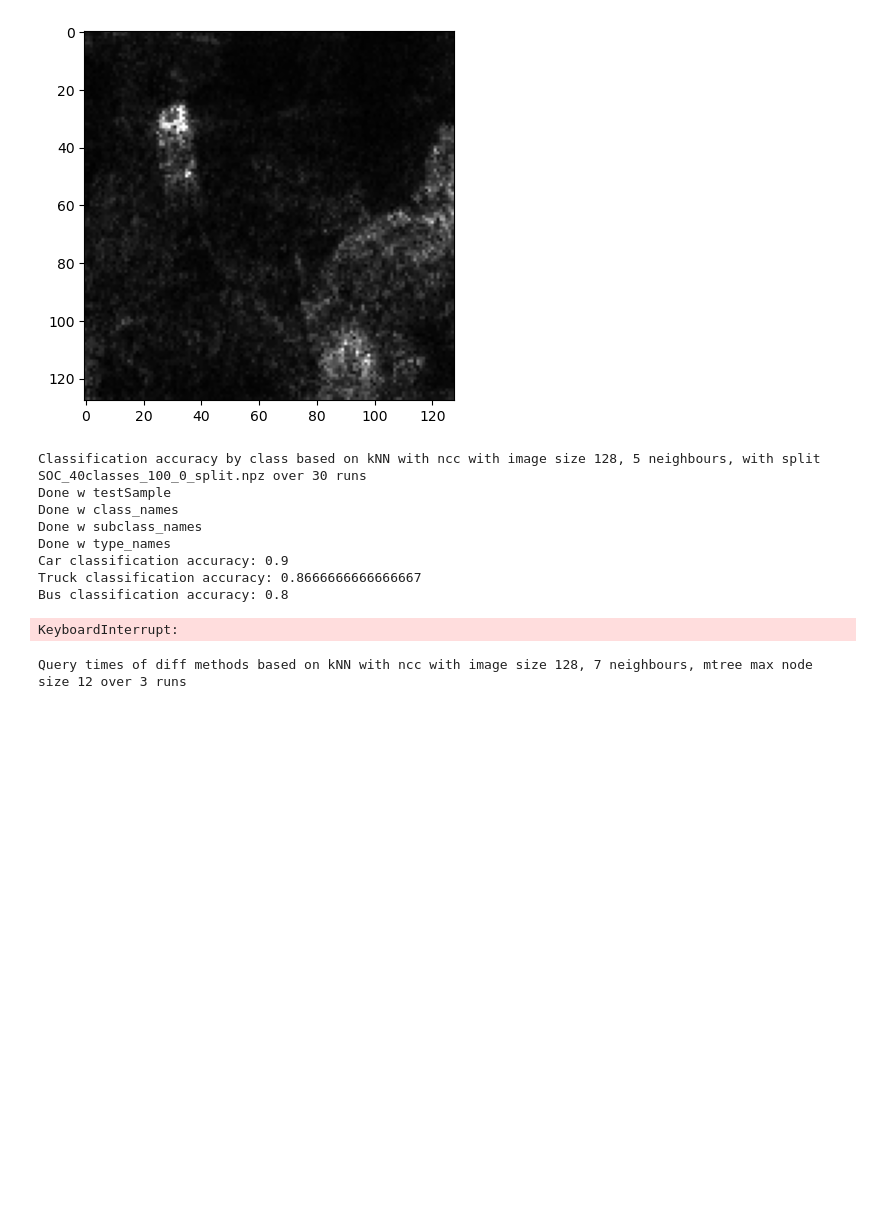
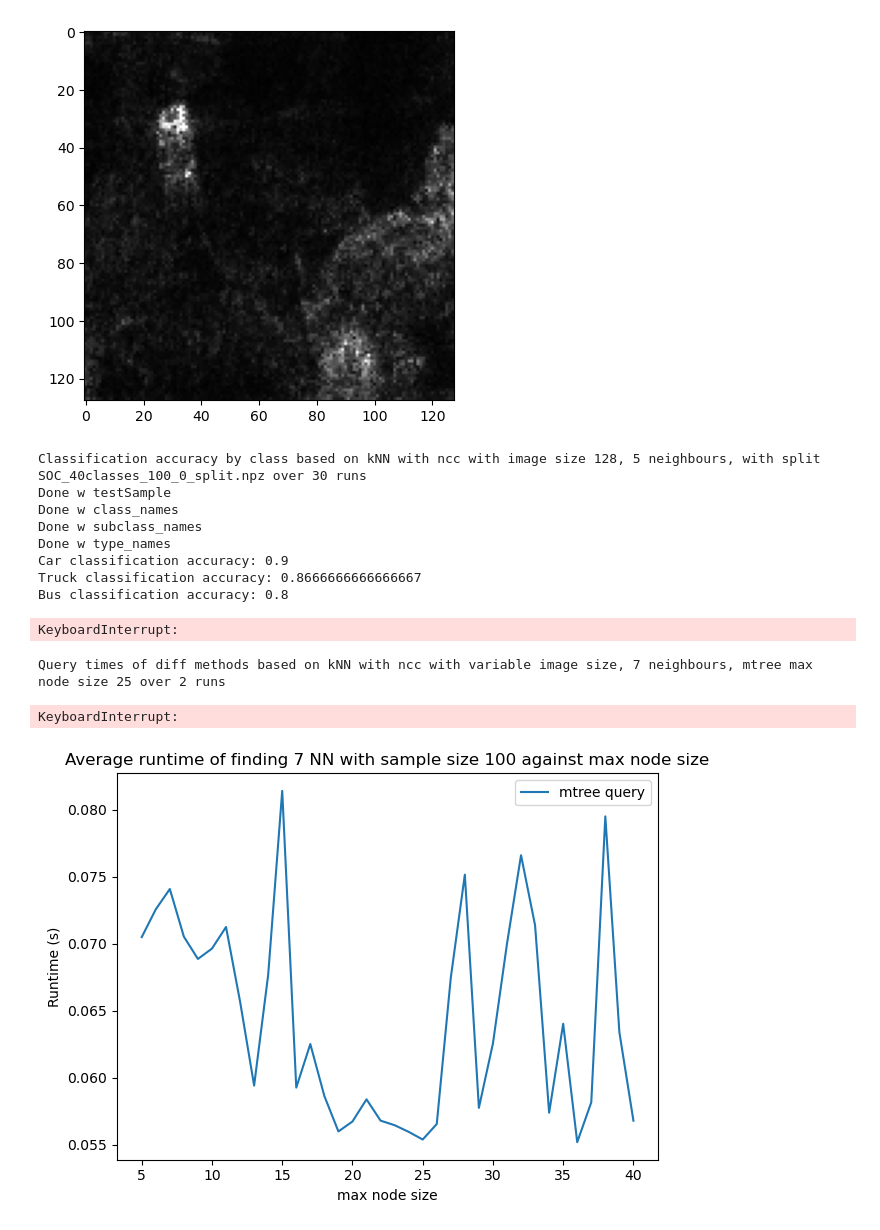
Before and after one commit to nuagetsu/VecRepV3, a Jupyter notebook: evaluation/test_ATRNet-STAR.ipynb, the cells around one changed output. Drawn from its saved outputs; the diff is of its cells as text; code cells hidden in the pictures; blank space fills up the shorter version.

```diff
--- a/evaluation/test_ATRNet-STAR.ipynb
+++ b/evaluation/test_ATRNet-STAR.ipynb
@@ -1092,8 +1318,40 @@ def mtree_init_times_sample_sizes(image_size=128, k=7, runs=100, max_node_size=1
 # %%
 list_data = "/home/jovyan/data/ATRNet-STAR_annotations/list_data_all.npz"
+split_path = "/home/jovyan/data/ATRNet-STAR_annotations/all_filepaths.npz"
 
+# with max node size 37 from sample size 5k it at least beats the ncc fft by like 0.05s TTTT omg and it loses again at 10k UGH .
 # print(np.load(list_data)["testSample"].shape)
 
-mtree_ncc_query_times_sample_size(image_size=128, k=7, runs=3, max_node_size=12, list_data=list_data, sample_sizes = [100])
+# max_node_sizes = list(np.arange(41))[5:]
+# print(max_node_sizes)
+mtree_ncc_query_times_image_size(image_sizes=[10], k=7, runs=2, max_node_size=25, split_path=split_path, sample_size = 100)
+# min = mtree_query_times_max_node_size(image_size=128, k=7, runs=30, max_node_sizes=max_node_sizes, list_data=list_data, sample_size = 100)
+# print(min)
 # %% [output]
-Query times of diff methods based on kNN with ncc with image size 128, 7 neighbours, mtree max node size 12 over 3 runs
+Query times of diff methods based on kNN with ncc with variable image size, 7 neighbours, mtree max node size 25 over 2 runs
+KeyboardInterrupt:
+# %%
+def plot_data_max_node_query(x_axis="", title="", filename="", varied_arr=[], data=[]):
+    data_mtree_init = []
+    for i in range(len(varied_arr)):
+        data_mtree_init.append([varied_arr[i], data[i]])
+
+    data_mtree_init = np.array(data_mtree_init)
+
+    x_mtree_init, y_mtree_init = data_mtree_init.T
+
+    plt.plot(x_mtree_init, y_mtree_init, label = f"mtree query", linestyle="-")
+    plt.legend()
+    plt.xlabel(x_axis)
+    plt.ylabel("Runtime (s)")
+    plt.title(title)
+    # note its over 3 runs
+    plt.tight_layout()
+    plt.savefig(filename, bbox_inches='tight', dpi=1000)
+# %%
+mtree_data = [0.070487150689587, 0.07256089289827893, 0.07407869189046323, 0.07051757913238059, 0.06885492148964355, 0.06963022660153607, 0.07124243145808577, 0.06567341204887876, 0.05940019638898472, 0.0676652840571478, 0.08140255967931201, 0.059248986498763166, 0.06250119744800031, 0.05861995202333977, 0.05597544115347167, 0.05671816123649478, 0.05837245679770907, 0.05678480569428454, 0.05644277653191239, 0.05594597005595763, 0.055371736634212236, 0.056529672265363234, 0.06745421915159872, 0.07514918510181208, 0.05773736654470364, 0.06254692213454595, 0.0699877317296341, 0.07659948399911325, 0.07136243373000374, 0.05737299322305868, 0.06401508589430402, 0.05517622525803745, 0.05815047712530941, 0.07950161831298222, 0.06338718918462595, 0.05677823741765072]
+varied_arr = max_node_sizes
+
+plot_data_max_node_query(x_axis="max node size", title="Average runtime of finding 7 NN with sample size 100 against max node size", filename="/home/jovyan/evaluation/results/query_max_node_size.png", varied_arr=varied_arr, data=mtree_data)
+# %% [output]
+[figure, added]
```
Also changed, not shown: parts of 2 cells of this notebook, 8 other files.
